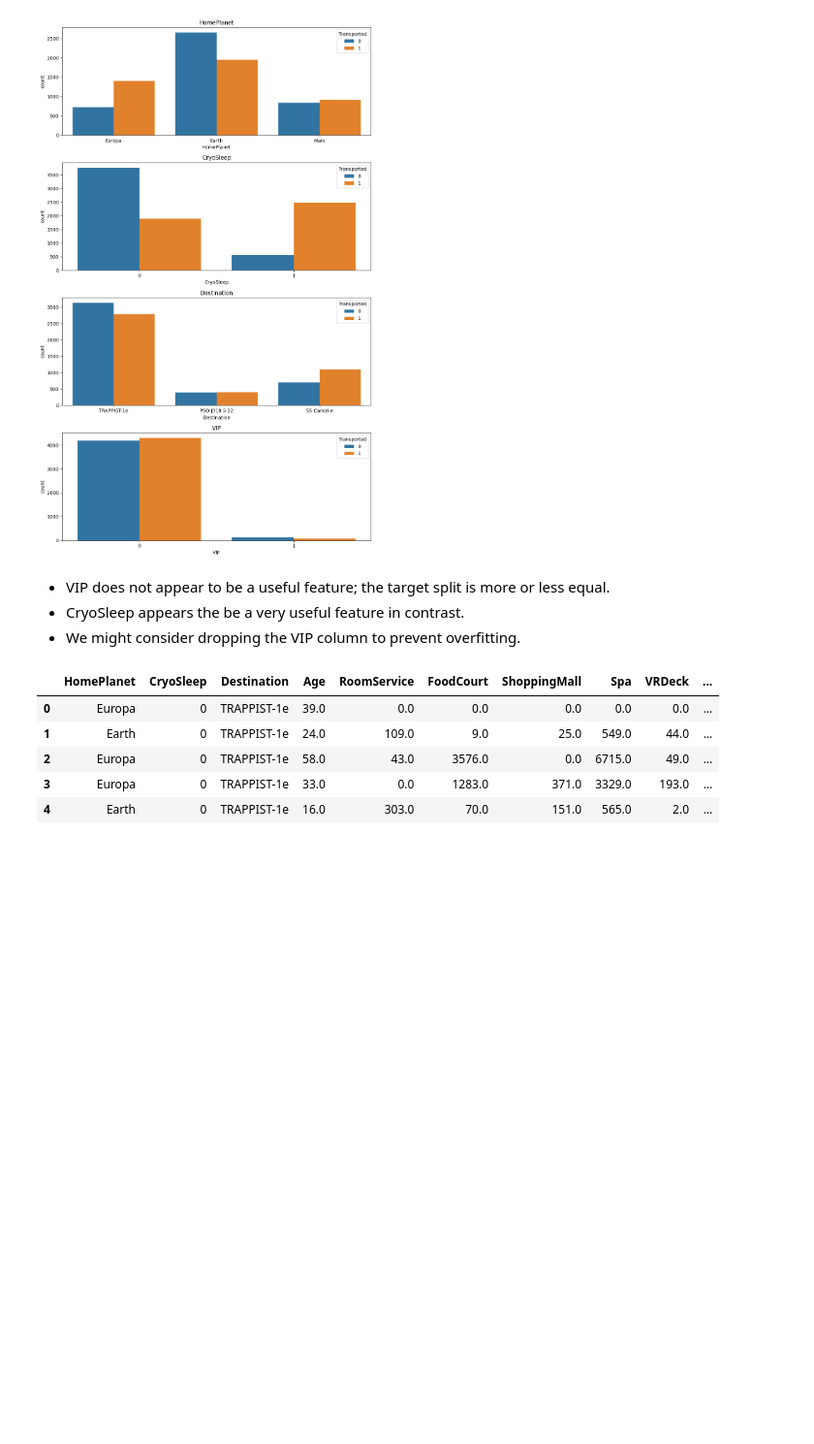
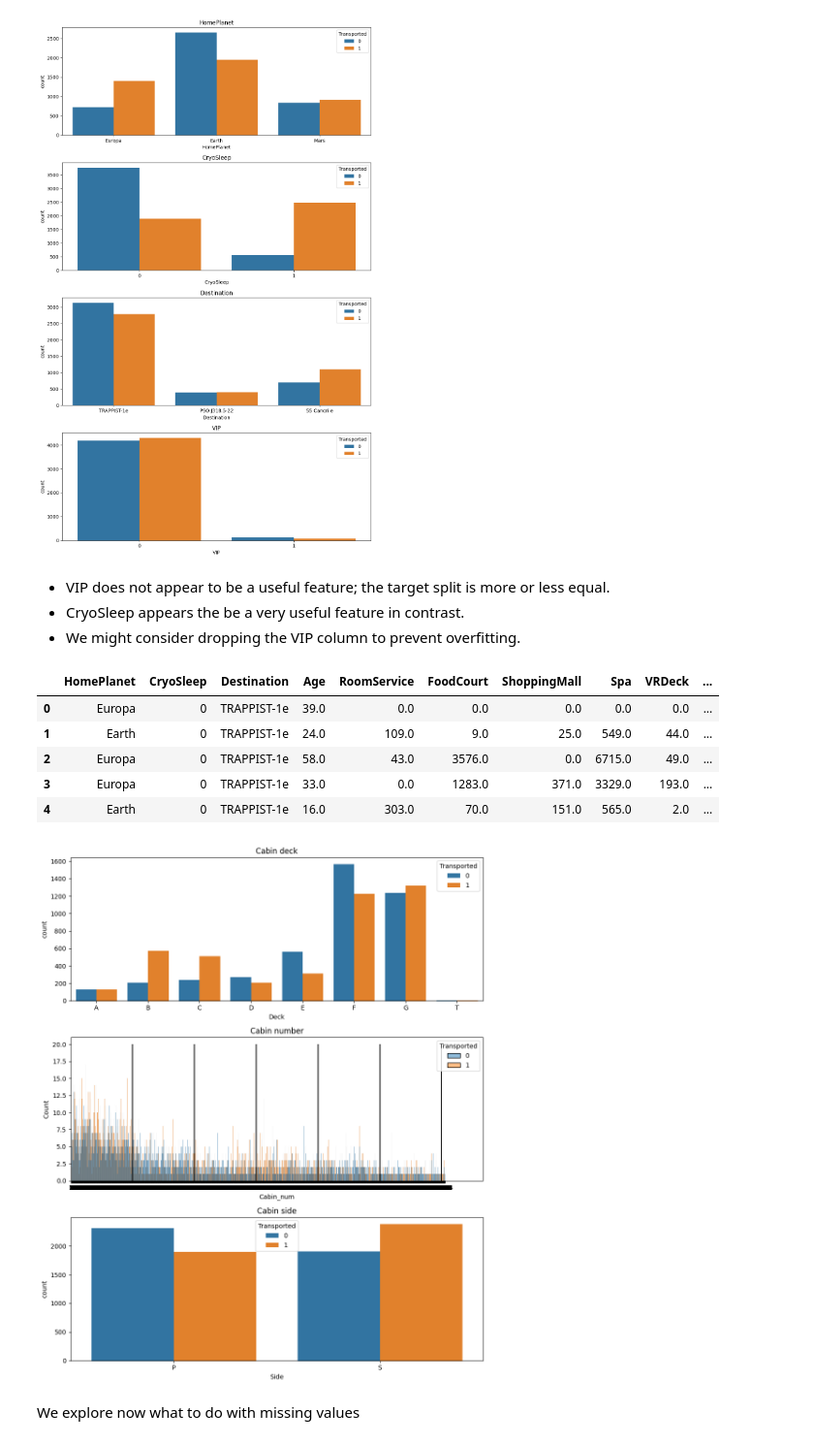
Before and after one commit to JavierMatasPose/Spaceship-Kaggle, a Jupyter notebook: main.ipynb, the cells around one changed output. Shown at 97% size. Drawn from its saved outputs; the diff is of its cells as text; code cells hidden in the pictures; blank space fills up the shorter version.

```diff
--- a/main.ipynb
+++ b/main.ipynb
@@ -281,3 +281,33 @@ train_df.head()
 | 2 | Europa | 0 | TRAPPIST-1e | 58.0 | 43.0 | 3576.0 | 0.0 | 6715.0 | 49.0 | ... |
 | 3 | Europa | 0 | TRAPPIST-1e | 33.0 | 0.0 | 1283.0 | 371.0 | 3329.0 | 193.0 | ... |
 | 4 | Earth | 0 | TRAPPIST-1e | 16.0 | 303.0 | 70.0 | 151.0 | 565.0 | 2.0 | ... |
+# %%
+# Lets now work with cabins
+
+# Plot distribution of deck
+fig=plt.figure(figsize=(10,12))
+plt.subplot(3,1,1)
+sns.countplot(data=train_df, x='Deck', hue='Transported', order=['A','B','C','D','E','F','G','T'])
+plt.title('Cabin deck')
+
+# Plot distribution of Cabin_num
+plt.subplot(3,1,2)
+sns.histplot(data=train_df, x='Cabin_num', hue='Transported',binwidth=20)
+plt.vlines(300, ymin=0, ymax=20, color='black')
+plt.vlines(600, ymin=0, ymax=20, color='black')
+plt.vlines(900, ymin=0, ymax=20, color='black')
+plt.vlines(1200, ymin=0, ymax=20, color='black')
+plt.vlines(1500, ymin=0, ymax=20, color='black')
+plt.vlines(1800, ymin=0, ymax=20, color='black')
+plt.title('Cabin number')
+plt.xlim([0,2000])
+
+# Plot distribution of Side
+plt.subplot(3,1,3)
+sns.countplot(data=train_df, x='Side', hue='Transported')
+plt.title('Cabin side')
+fig.tight_layout()
+# %% [output]
+[figure, added]
+# %% [markdown]
+We explore now what to do with missing values
```
Also changed, not shown: parts of 37 cells of this notebook, 1 other file.
